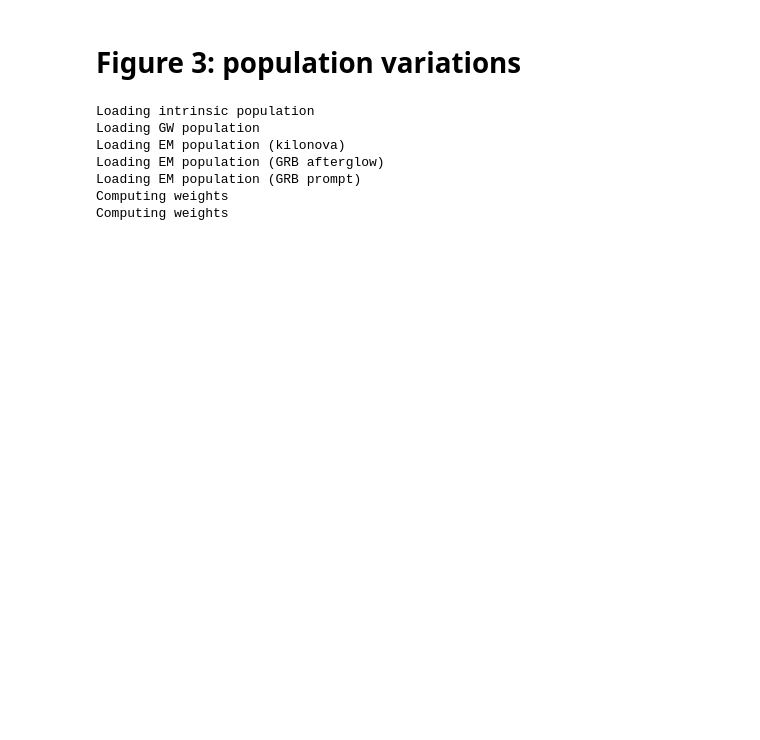
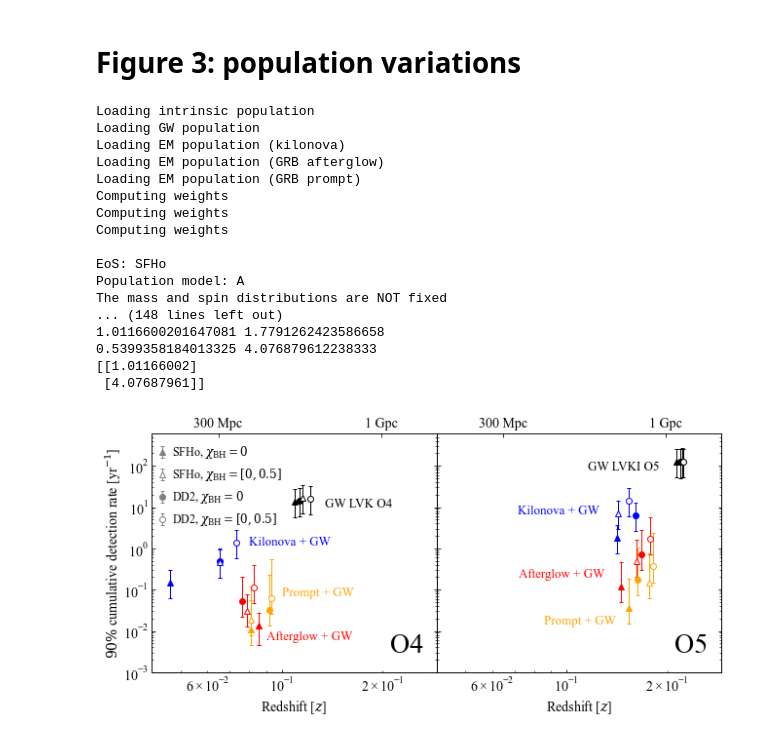
Before and after one commit to acolombo140/O4O5BHNS, a Jupyter notebook: figure3.ipynb, the cells around one changed output. Saved outputs shown, nothing was run; the diff lists cells and outputs as text; code cells hidden in the pictures; blank space fills up the shorter version.

```diff
--- a/figure3.ipynb
+++ b/figure3.ipynb
@@ -145,6 +145,7 @@ for h in range(len(runs)):
         for i in range (len(spins)):
             spin_prescription = spins[i]
             spin = calculate_spin_olderCOMPASdata(data_path=path)
+            np.random.seed(0)
             if spin_prescription == 'Bavera21':
                 spinM1, spinM2  = spin.Bavera21()
             if spin_prescription == 'Qin21':
@@ -323,64 +324,71 @@ for h in range(len(runs)):
             ax[h].errorbar(xfermi,yfermi,ls="-",c='orange',marker=marker_style[i],yerr=errorFERMI,elinewidth=1,capsize=2,mfc=inside_style[k])
             ax[h].errorbar(xgrb,ygrb,ls="-",c='red',marker=marker_style[i],yerr=errorGRB,elinewidth=1,capsize=2,mfc=inside_style[k])
 
-    #ax.loglog(x,cum_tot,c='silver',linewidth=1.6,zorder=1)
-    #ax.fill_between(x[::10],cum_tot_high[::10],cum_tot_low[::10],color='silver',alpha=0.3,edgecolor="None",zorder=1)
-
     ax[h].errorbar(1000,100000,ls="-",c='grey',marker="^",yerr=1.,elinewidth=1,capsize=2,mfc=None,label="SFHo, $\chi_\mathrm{BH} = 0$")
     ax[h].errorbar(1000,100000,ls="-",c='grey',marker="^",yerr=1.,elinewidth=1,capsize=2,mfc="w",label="SFHo, $\chi_\mathrm{BH} = [0,0.5]$")
     ax[h].errorbar(1000,100000,ls="-",c='grey',marker="o",yerr=1.,elinewidth=1,capsize=2,mfc=None,label="DD2, $\chi_\mathrm{BH} = 0$")
     ax[h].errorbar(1000,100000,ls="-",c='grey',marker="o",yerr=1.,elinewidth=1,capsize=2,mfc="w",label="DD2, $\chi_\mathrm{BH} = [0,0.5]$")
-    ax[h].legend(loc=2,frameon=False,prop={'size': 11})
+    if h==0:
+        ax[h].legend(loc=2,frameon=False,prop={'size': 12})
 
     ylim = (0.001,600.)
     xlim = (0.041,0.29)
-    ax[h].set_xlabel('Redshift [$z$]',size=12)
+    ax[h].set_xlabel('Redshift [$z$]',size=14)
     if h == 0:
-        ax[h].set_ylabel(r'$90\%$ cumulative detection rate [yr$^{-1}$]',size=12)
+        ax[h].set_ylabel(r'$90\%$ cumulative detection rate [yr$^{-1}$]',size=14)
     ax[h].set_ylim(ylim)
     ax[h].set_xlim(xlim)
-    #ax.set_xticks([0.01,0.1])
     ax[h].minorticks_on()
-    #ax.legend(loc=2,frameon=False,prop={'size': 11})
     ax2 = ax[h].twiny()
     ax2.set_xlim(xlim)
     ax2.set_xscale('log')
     ax2.set_yscale('log')
     ax2.minorticks_off()
     ax2.set_xticks([0.0647,0.198])
-    ax2.set_xticklabels(('300 Mpc','1 Gpc'),size=12)
-    #ax2.set_xlabel('Luminosity distance $d_\mathrm{L}$',size=11)
+    ax2.set_xticklabels(('300 Mpc','1 Gpc'),size=14)
     if h == 1:
         ax[h].tick_params(axis = 'y',direction='in',which='both',right=True,labelsize=0,labelcolor="white",zorder=2)
-        ax[h].tick_params(axis = 'x',direction='in',which='both',labelsize=12)
+        ax[h].tick_params(axis = 'x',direction='in',which='both',labelsize=14)
     if h == 0:
-        ax[h].tick_params(direction='in',which='both',right=True,labelsize=12,zorder=2)
+        ax[h].tick_params(direction='in',which='both',right=True,labelsize=14,zorder=2)
     ax2.tick_params(direction='in',which='both',zorder=2)
     ax[h].yaxis.labelpad = 0.1
 
     ax[h].set_yscale('log')
     ax[h].set_xscale('log')
 
     if h == 0:
-        plt.text(0.15,10, "GW LVK O4", ha='left', color="black",size=13.)
+        plt.text(0.135,10, "GW LVK O4", ha='left', color="black",size=13.)
         plt.text(0.08,1.2, "Kilonova + GW", ha='left', color="blue",size=13.)
         plt.text(0.1,0.07, "Prompt + GW", ha='left', color="orange",size=13.)
         plt.text(0.09,0.006, "Afterglow + GW", ha='left', color="red",size=13.)
-        plt.text(0.22,0.003, "O4", ha='right',color="black",size=28.)
+        plt.text(0.21,0.003, "O4", ha='left',color="black",size=28.)
 
     if h == 1:
-        plt.text(0.19,70., "GW LVKI O5", ha='right', color="black",size=13.)
-        plt.text(0.12,10, "Kilonova + GW", ha='right', color="blue",size=13.)
+        plt.text(0.19,80., "GW LVKI O5", ha='right', color="black",size=13.)
+        plt.text(0.125,7, "Kilonova + GW", ha='right', color="blue",size=13.)
         plt.text(0.13,0.2, "Afterglow + GW", ha='right', color="red",size=13.)
-        plt.text(0.15,0.015, "Prompt + GW", ha='right', color="orange",size=13.)
-        plt.text(0.22,0.003, "O5", ha='right',color="black",size=28.)
+        plt.text(0.14,0.015, "Prompt + GW", ha='right', color="orange",size=13.)
+        plt.text(0.21,0.003, "O5", ha='left',color="black",size=28.)
 
+plt.savefig("pop_variations.pdf")
 plt.show()
 # %% [output]
 Loading intrinsic population
 Loading GW population
 Loading EM population (kilonova)
 Loading EM population (GRB afterglow)
 Loading EM population (GRB prompt)
 Computing weights
 Computing weights
+Computing weights
+
+EoS: SFHo
+Population model: A
+The mass and spin distributions are NOT fixed
+... (148 lines left out)
+1.0116600201647081 1.7791262423586658
+0.5399358184013325 4.076879612238333
+[[1.01166002]
+ [4.07687961]]
+[figure, added]
```
Also changed, not shown: 8 other files.
